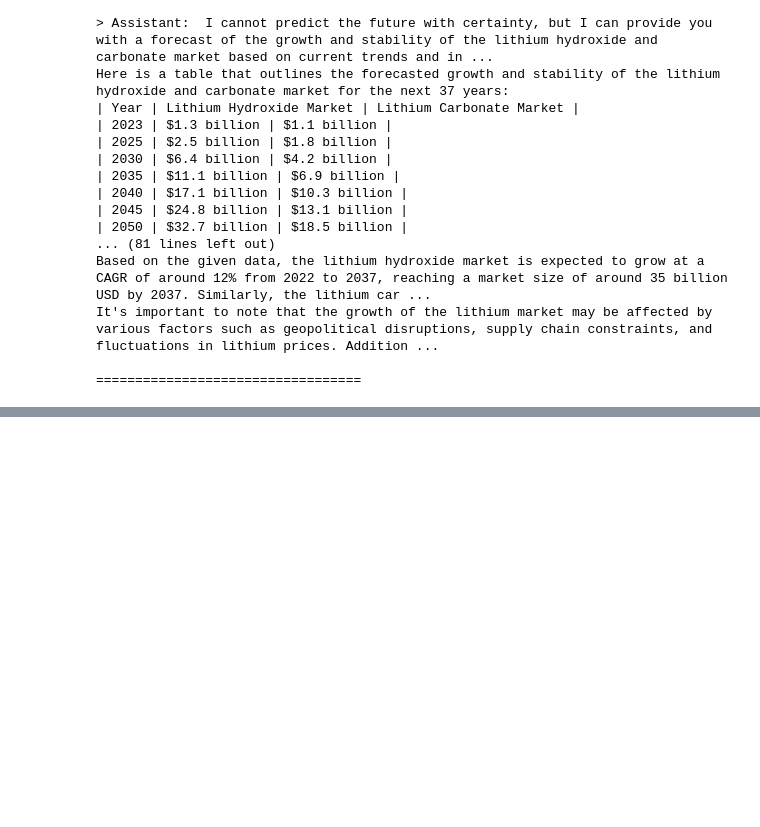
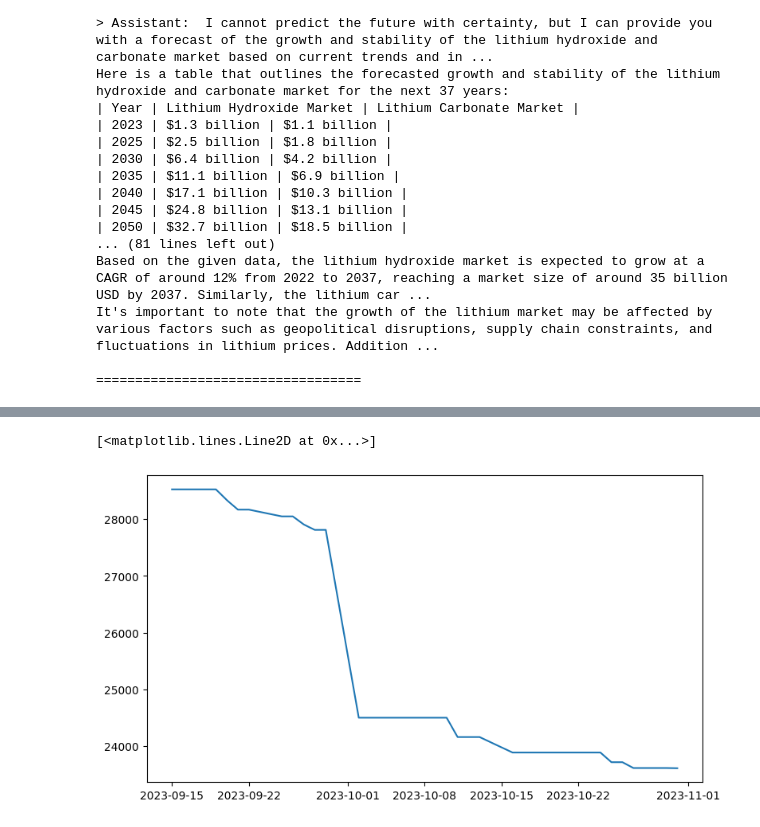
Before and after one commit to kiarash13p/CRMSC, a Jupyter notebook: Lithium Supply and Demand Scenario.ipynb, the cells around one changed output, grey strips where cells are left out. Cells and saved outputs as stored; diff of their text form; code cells hidden in the pictures; blank space fills up the shorter version.

Commit message:
Adding more of the codes till the end of data visualization
Visualization needs to be updated later

```diff
--- a/Lithium Supply and Demand Scenario.ipynb
+++ b/Lithium Supply and Demand Scenario.ipynb
@@ -204,0 +217,14 @@ It's important to note that the growth of the lithium market may be affected by
+# %%
+# Contract type : Month 2
+data_path 	= 	r"Data/"
+data_read   =   dict()
+
+import openpyxl
+
+workbook        =   openpyxl.load_workbook( filename= data_path + '/LME Lithium Hydroxide CIF.xlsx' , read_only=False ) # We are going to add our results to this file later
+colnames        =   list()
+
+for col in workbook.worksheets[0].columns:
+    colnames.append( col[0].value )
+    data_read[col[0].value] = [t.value for t in col[1:]]
+print( colnames  )
@@ -204,0 +254,9 @@ It's important to note that the growth of the lithium market may be affected by
+# %%
+import matplotlib.pyplot as plt
+%matplotlib inline
+fig     =   plt.figure( figsize=(9,5) )
+ax      =   fig.subplots(1,1)
+ax.plot(data_read[colnames[0]],data_read[colnames[1]])
+# %% [output]
+[<matplotlib.lines.Line2D at 0x...>]
+[figure, added]
```
Also changed, not shown: parts of 6 cells of this notebook, 1 other file.
